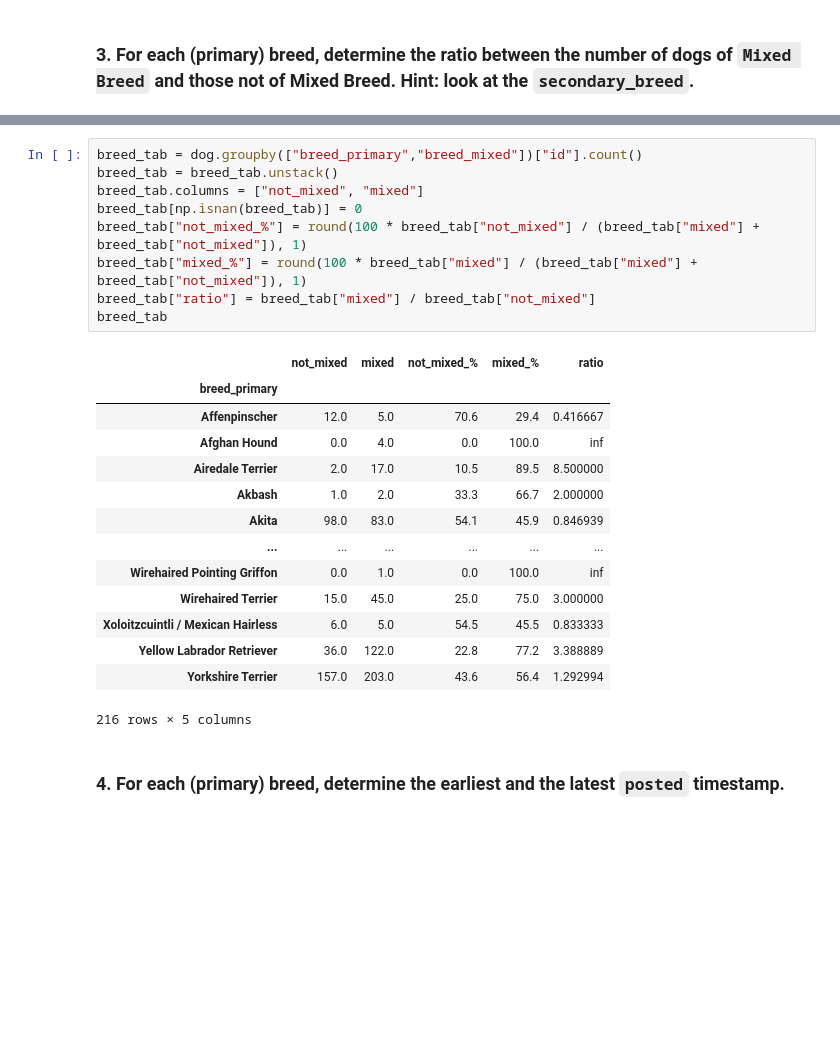
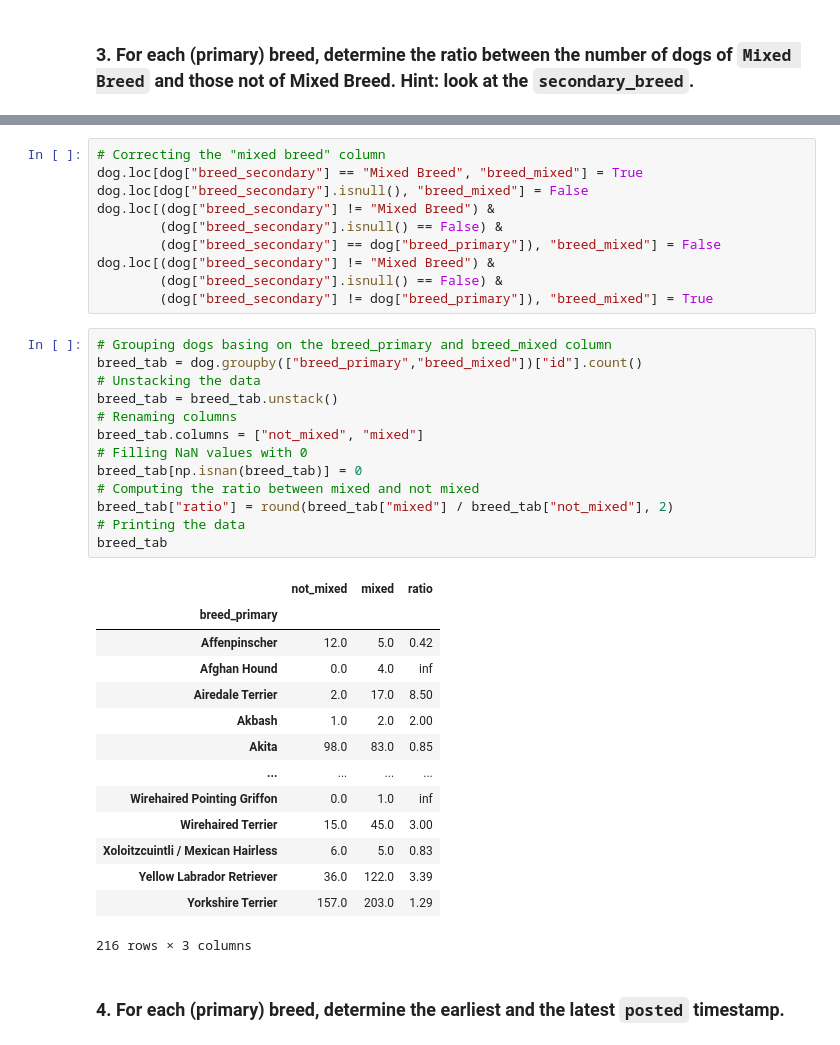
Before and after one commit to CoroTheBoss/CS-project, a Jupyter notebook: notebook.ipynb, the cells around one changed output, grey strips where cells are left out. Saved outputs shown, nothing was run; the diff lists cells and outputs as text; blank space fills up the shorter version.

```diff
--- a/notebook.ipynb
+++ b/notebook.ipynb
@@ -74,27 +101,41 @@ Name: id, Length: 216, dtype: int64
+# %%
+# Correcting the "mixed breed" column
+dog.loc[dog["breed_secondary"] == "Mixed Breed", "breed_mixed"] = True
+dog.loc[dog["breed_secondary"].isnull(), "breed_mixed"] = False
+dog.loc[(dog["breed_secondary"] != "Mixed Breed") &
+        (dog["breed_secondary"].isnull() == False) &
+        (dog["breed_secondary"] == dog["breed_primary"]), "breed_mixed"] = False
+dog.loc[(dog["breed_secondary"] != "Mixed Breed") &
+        (dog["breed_secondary"].isnull() == False) &
+        (dog["breed_secondary"] != dog["breed_primary"]), "breed_mixed"] = True
 # %%
+# Grouping dogs basing on the breed_primary and breed_mixed column
 breed_tab = dog.groupby(["breed_primary","breed_mixed"])["id"].count()
+# Unstacking the data
 breed_tab = breed_tab.unstack()
+# Renaming columns
 breed_tab.columns = ["not_mixed", "mixed"]
+# Filling NaN values with 0
 breed_tab[np.isnan(breed_tab)] = 0
-breed_tab["not_mixed_%"] = round(100 * breed_tab["not_mixed"] / (breed_tab["mixed"] + breed_tab["not_mixed"]), 1)
-breed_tab["mixed_%"] = round(100 * breed_tab["mixed"] / (breed_tab["mixed"] + breed_tab["not_mixed"]), 1)
-breed_tab["ratio"] = breed_tab["mixed"] / breed_tab["not_mixed"]
+# Computing the ratio between mixed and not mixed
+breed_tab["ratio"] = round(breed_tab["mixed"] / breed_tab["not_mixed"], 2)
+# Printing the data
 breed_tab
 # %% [output]
-|  | not_mixed | mixed | not_mixed_% | mixed_% | ratio |
-| breed_primary |  |  |  |  |  |
-| Affenpinscher | 12.0 | 5.0 | 70.6 | 29.4 | 0.416667 |
-| Afghan Hound | 0.0 | 4.0 | 0.0 | 100.0 | inf |
-| Airedale Terrier | 2.0 | 17.0 | 10.5 | 89.5 | 8.500000 |
-| Akbash | 1.0 | 2.0 | 33.3 | 66.7 | 2.000000 |
-| Akita | 98.0 | 83.0 | 54.1 | 45.9 | 0.846939 |
-| ... | ... | ... | ... | ... | ... |
-| Wirehaired Pointing Griffon | 0.0 | 1.0 | 0.0 | 100.0 | inf |
-| Wirehaired Terrier | 15.0 | 45.0 | 25.0 | 75.0 | 3.000000 |
-| Xoloitzcuintli / Mexican Hairless | 6.0 | 5.0 | 54.5 | 45.5 | 0.833333 |
-| Yellow Labrador Retriever | 36.0 | 122.0 | 22.8 | 77.2 | 3.388889 |
-| Yorkshire Terrier | 157.0 | 203.0 | 43.6 | 56.4 | 1.292994 |
+|  | not_mixed | mixed | ratio |
+| breed_primary |  |  |  |
+| Affenpinscher | 12.0 | 5.0 | 0.42 |
+| Afghan Hound | 0.0 | 4.0 | inf |
+| Airedale Terrier | 2.0 | 17.0 | 8.50 |
+| Akbash | 1.0 | 2.0 | 2.00 |
+| Akita | 98.0 | 83.0 | 0.85 |
+| ... | ... | ... | ... |
+| Wirehaired Pointing Griffon | 0.0 | 1.0 | inf |
+| Wirehaired Terrier | 15.0 | 45.0 | 3.00 |
+| Xoloitzcuintli / Mexican Hairless | 6.0 | 5.0 | 0.83 |
+| Yellow Labrador Retriever | 36.0 | 122.0 | 3.39 |
+| Yorkshire Terrier | 157.0 | 203.0 | 1.29 |
-216 rows × 5 columns
+216 rows × 3 columns
 # %% [markdown]
 ### 4. For each (primary) breed, determine the earliest and the latest `posted` timestamp.
 # %%
```
Also changed, not shown: parts of 23 cells of this notebook.
